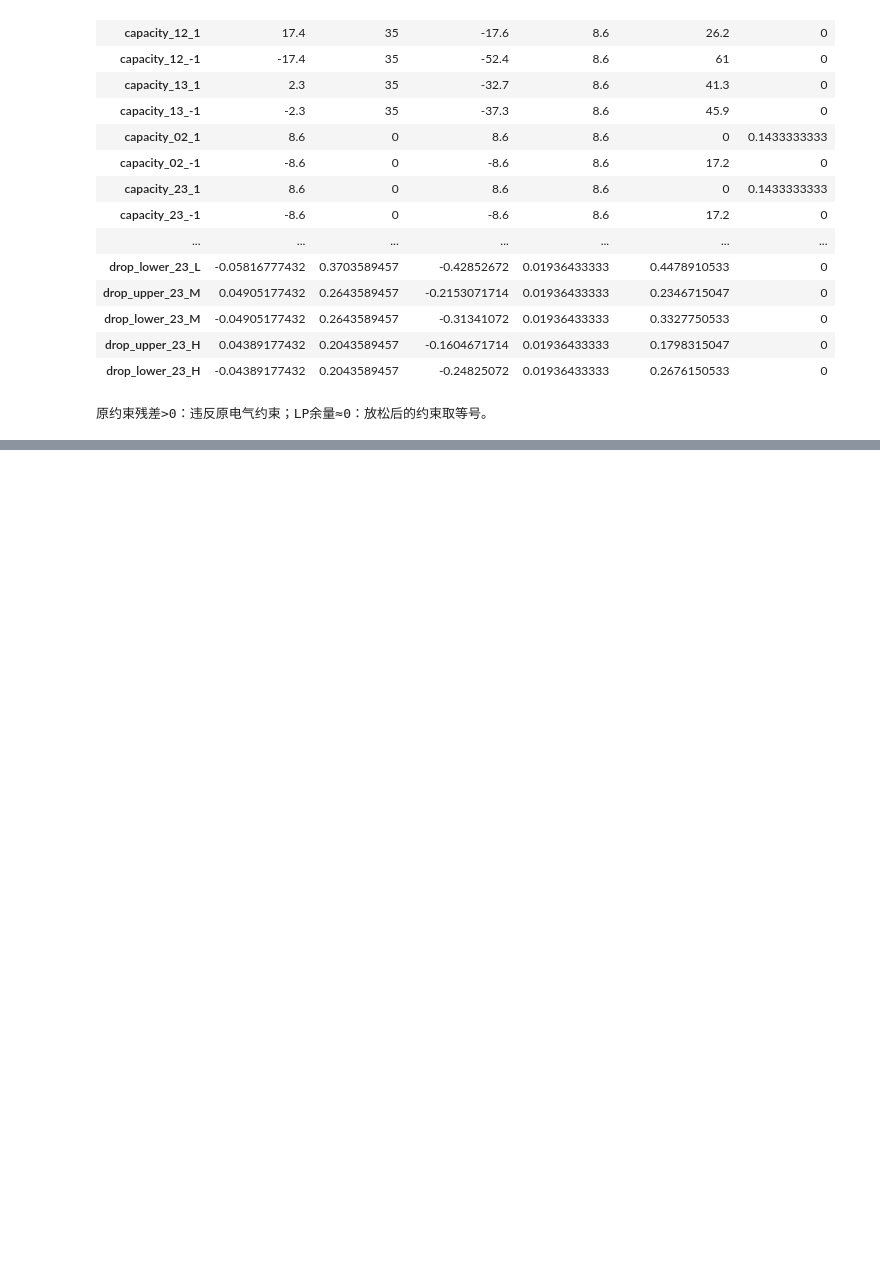
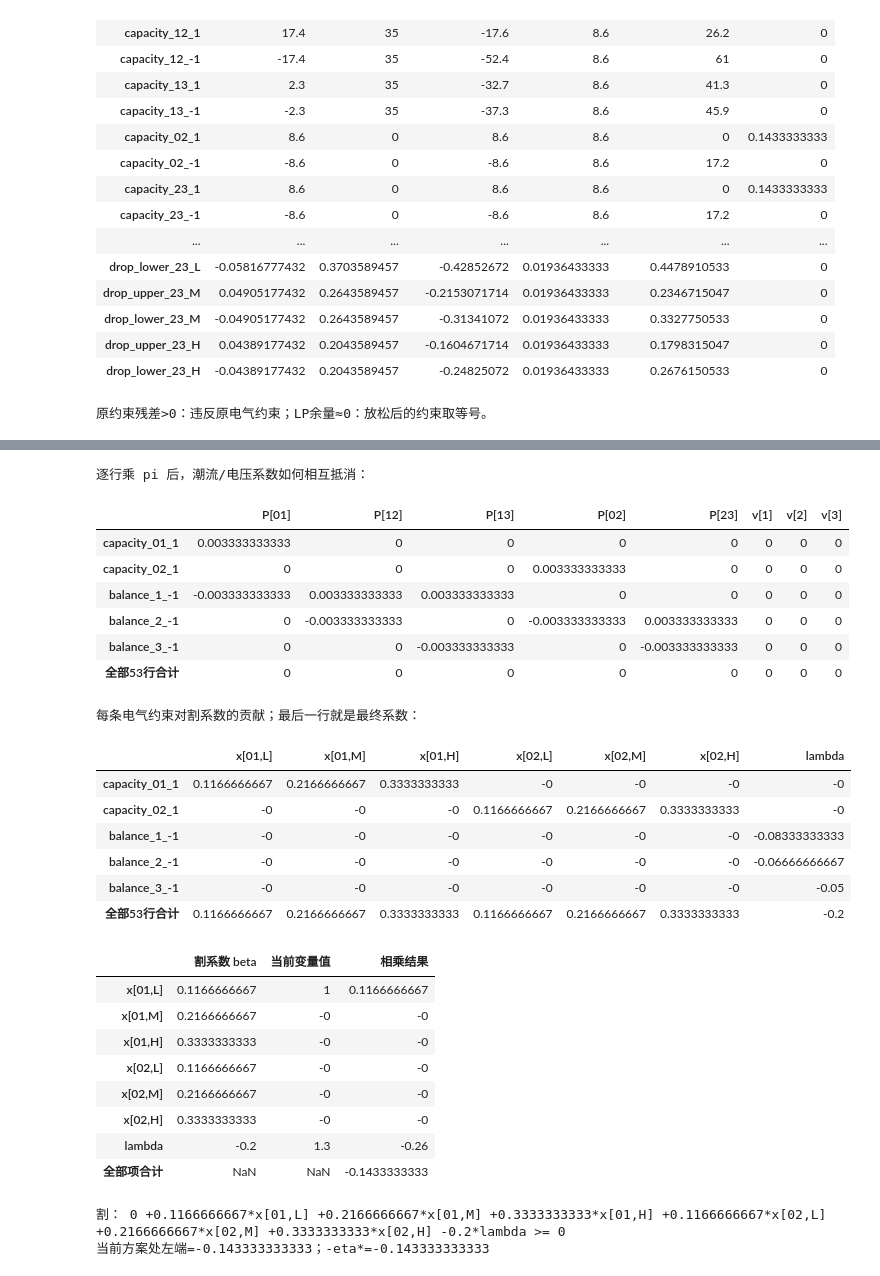
Before and after one commit to Clouds0288/PlanRegion, a Jupyter notebook: old_learning/MP1_SP.ipynb, the cells around one changed output, grey strips where cells are left out. Drawn from its saved outputs; the diff is of its cells as text; code cells hidden in the pictures; blank space fills up the shorter version.

```diff
--- a/MP1_SP.ipynb
+++ b/old_learning/MP1_SP.ipynb
@@ -312,0 +342,66 @@ assert np.max(np.abs(pi*slack)) <= CHECK_TOL
+# %%
+# 2E：每条约束对割系数的贡献，以及当前方案代入后的数值
+assert round_key == (id(master), len(history)), "请从 2A 开始新一轮。"
+active = np.flatnonzero(np.abs(pi) > 1e-10)
+
+# 查看加权相加后，w 的各个系数如何抵消
+cancel_table = pd.DataFrame(pi[:, None]*W, index=row_names, columns=w_names)
+cancel_show = cancel_table.iloc[active].copy()
+cancel_show.loc["全部53行合计"] = cancel_table.sum(axis=0)
+print("逐行乘 pi 后，潮流/电压系数如何相互抵消：")
+display(cancel_show)
+
+# 每行贡献 pi_i*h_i、pi_i*T_ij、pi_i*d_i
+coefficient_names = ["常数"] + x_labels + ["lambda"]
+contribution = pd.DataFrame(pi[:, None]*np.column_stack([h, T, d]), index=row_names, columns=coefficient_names)
+visible_cols = contribution.abs().max(axis=0) > 1e-10
+contribution_show = contribution.iloc[active].loc[:, visible_cols].copy()
+contribution_show.loc["全部53行合计"] = contribution.sum(axis=0).loc[visible_cols]
+print("每条电气约束对割系数的贡献；最后一行就是最终系数：")
+display(contribution_show)
+
+beta0, beta_x, beta_lambda = float(pi @ h), pi @ T, float(pi @ d)
+cut = demo.DualCut(pi=pi.copy(), constant=beta0, x_coeff=beta_x, lambda_coeff=beta_lambda, source_violation=eta_star)
+beta = np.r_[beta0, beta_x, beta_lambda]
+assert np.allclose(contribution.sum(axis=0).to_numpy(), beta)
+
+# 将当前方案逐项代入割
+point = np.r_[1.0, x_bar, lambda_bar]
+evaluation = pd.DataFrame({"割系数 beta": beta, "当前变量值": point, "相乘结果": beta*point}, index=coefficient_names)
+evaluation_show = evaluation.loc[np.abs(beta) > 1e-10].copy()
+evaluation_show.loc["全部项合计", "相乘结果"] = float(beta @ point)
+display(evaluation_show)
+
+margin = float(beta @ point)
+terms = [f"{a:+.10g}*{name}" for name, a in zip(x_labels, beta_x) if abs(a) > 1e-10]
+print("割：", f"{beta0:.10g} " + " ".join(terms) + f" {beta_lambda:+.10g}*lambda >= 0")
+print(f"当前方案处左端={margin:.12g}；-eta*={-eta_star:.12g}")
+assert abs(margin+eta_star) <= CHECK_TOL
+# %% [output]
+逐行乘 pi 后，潮流/电压系数如何相互抵消：
+|  | P[01] | P[12] | P[13] | P[02] | P[23] | v[1] | v[2] | v[3] |
+| capacity_01_1 | 0.003333333333 | 0 | 0 | 0 | 0 | 0 | 0 | 0 |
+| capacity_02_1 | 0 | 0 | 0 | 0.003333333333 | 0 | 0 | 0 | 0 |
+| balance_1_-1 | -0.003333333333 | 0.003333333333 | 0.003333333333 | 0 | 0 | 0 | 0 | 0 |
+| balance_2_-1 | 0 | -0.003333333333 | 0 | -0.003333333333 | 0.003333333333 | 0 | 0 | 0 |
+| balance_3_-1 | 0 | 0 | -0.003333333333 | 0 | -0.003333333333 | 0 | 0 | 0 |
+| 全部53行合计 | 0 | 0 | 0 | 0 | 0 | 0 | 0 | 0 |
+每条电气约束对割系数的贡献；最后一行就是最终系数：
+|  | x[01,L] | x[01,M] | x[01,H] | x[02,L] | x[02,M] | x[02,H] | lambda |
+| capacity_01_1 | 0.1166666667 | 0.2166666667 | 0.3333333333 | -0 | -0 | -0 | -0 |
+| capacity_02_1 | -0 | -0 | -0 | 0.1166666667 | 0.2166666667 | 0.3333333333 | -0 |
+| balance_1_-1 | -0 | -0 | -0 | -0 | -0 | -0 | -0.08333333333 |
+| balance_2_-1 | -0 | -0 | -0 | -0 | -0 | -0 | -0.06666666667 |
+| balance_3_-1 | -0 | -0 | -0 | -0 | -0 | -0 | -0.05 |
+| 全部53行合计 | 0.1166666667 | 0.2166666667 | 0.3333333333 | 0.1166666667 | 0.2166666667 | 0.3333333333 | -0.2 |
+|  | 割系数 beta | 当前变量值 | 相乘结果 |
+| x[01,L] | 0.1166666667 | 1 | 0.1166666667 |
+| x[01,M] | 0.2166666667 | -0 | -0 |
+| x[01,H] | 0.3333333333 | -0 | -0 |
+| x[02,L] | 0.1166666667 | -0 | -0 |
+| x[02,M] | 0.2166666667 | -0 | -0 |
+| x[02,H] | 0.3333333333 | -0 | -0 |
+| lambda | -0.2 | 1.3 | -0.26 |
+| 全部项合计 | NaN | NaN | -0.1433333333 |
+割： 0 +0.1166666667*x[01,L] +0.2166666667*x[01,M] +0.3333333333*x[01,H] +0.1166666667*x[02,L] +0.2166666667*x[02,M] +0.3333333333*x[02,H] -0.2*lambda >= 0
+当前方案处左端=-0.143333333333；-eta*=-0.143333333333
```
Also changed, not shown: parts of 2 cells of this notebook, 30 other files.
